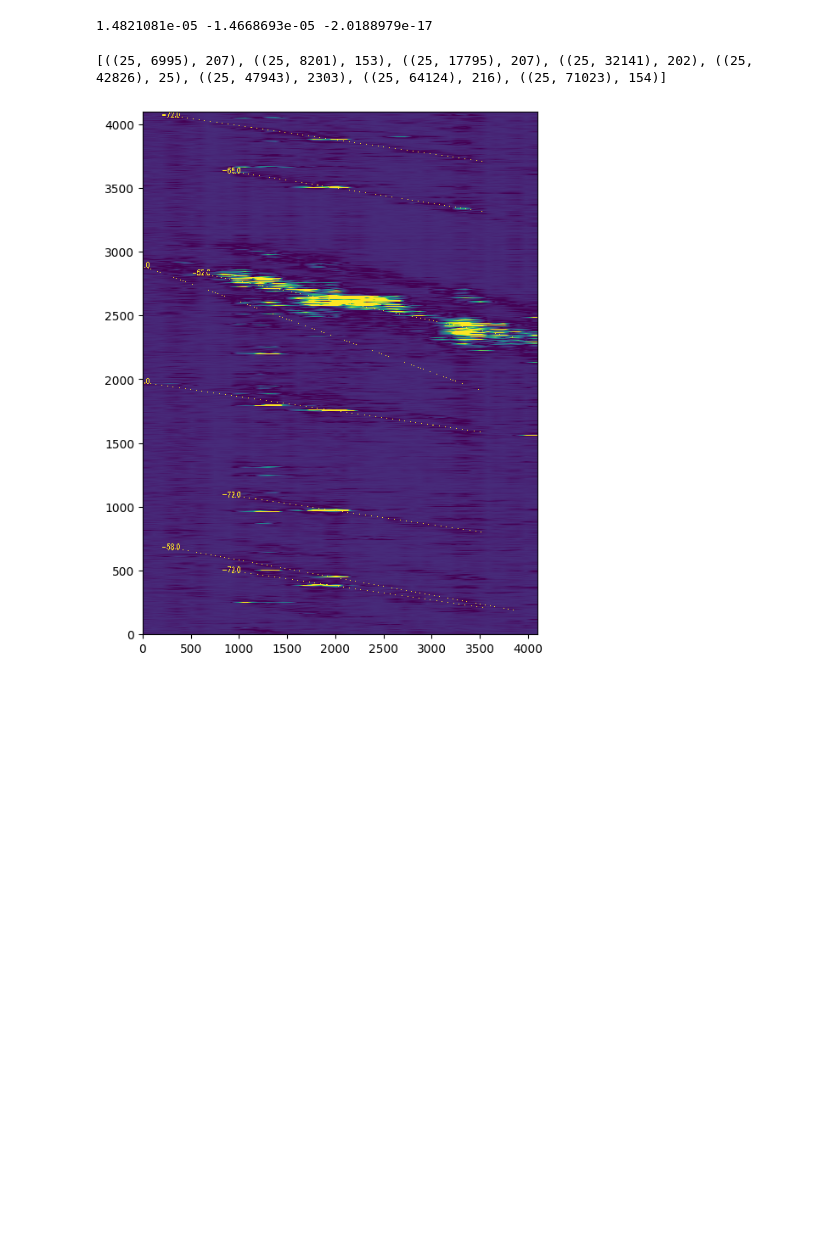
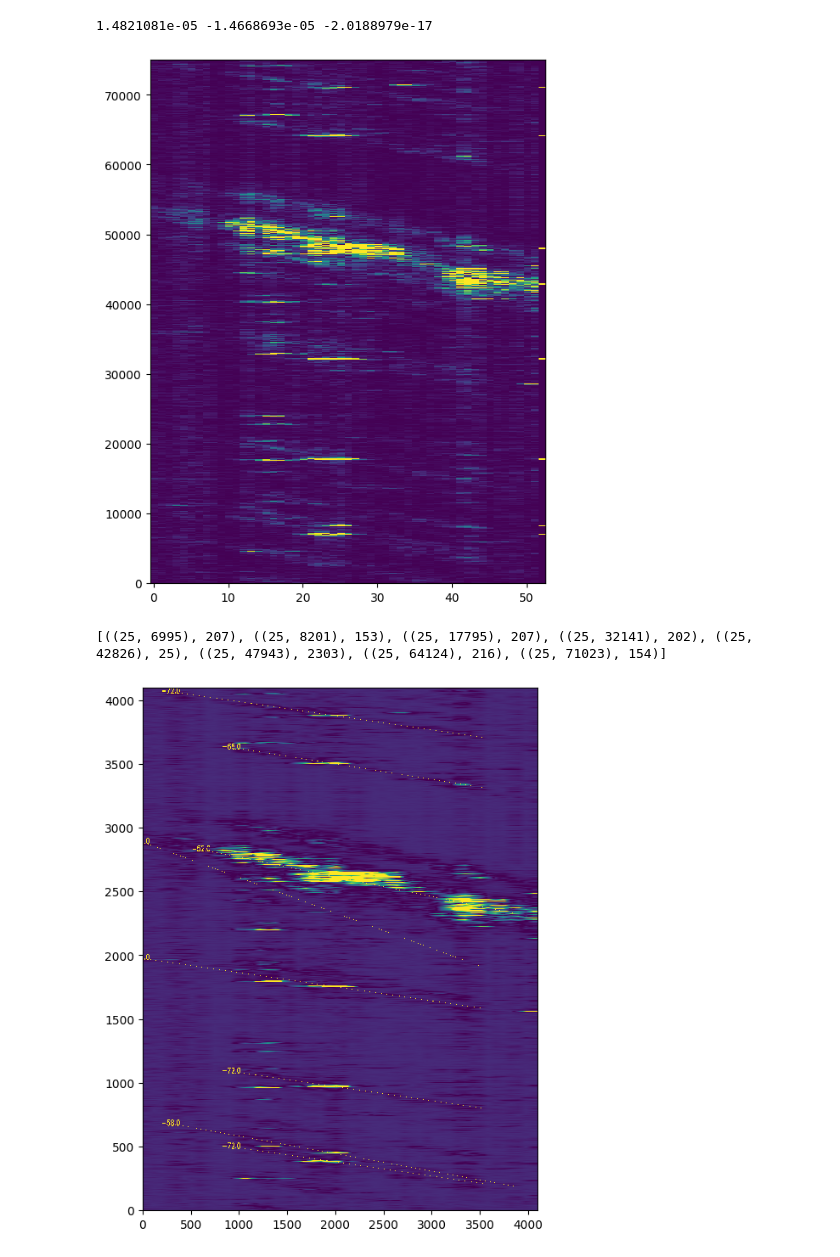
Before and after one commit to Petrerer/cv_project1, a Jupyter notebook: custom_alorithm.ipynb, the cells around one changed output. Saved outputs shown, nothing was run; the diff lists cells and outputs as text; code cells hidden in the pictures; blank space fills up the shorter version.

```diff
--- a/custom_alorithm.ipynb
+++ b/custom_alorithm.ipynb
@@ -252,34 +246,35 @@ def detect_vehicles(df, debug=False):
         if c >= 125 and c <= 130:
             df_vehicles[c] = df[c]
             values = df_vehicles[c].values
             detections = values > values.mean() + 2 * values.std()
             detections_total = detections | detections_total
 
     clusters = []
     for i in range(len(detections_total)):
         if detections_total[i]:
             if len(clusters) == 0 or i - clusters[-1][-1] > 1000:
                 clusters.append([i])
             else:
                 clusters[-1].append(i)
 
     centers = []
     clusters_row = np.zeros(df.shape[0], dtype=float)
     for cluster in clusters:
         if(len(cluster) < 3):
             continue
         center = int(np.mean(cluster))
         centers.append(((y_pos, center),cluster[-1]-cluster[0]+1))
         clusters_row[center-100:center+100] = 1.0
 
     if debug:
         copy['detections'] = 0.00001 * np.float32(clusters_row)
         visualize_df(copy, fs=(6,8))
     return centers
 
-vehicle_positions = detect_vehicles(reverted_df)
+vehicle_positions = detect_vehicles(reverted_df, debug=True)
 print(vehicle_positions)
 # %% [output]
+[figure, added]
 [((25, 6995), 207), ((25, 8201), 153), ((25, 17795), 207), ((25, 32141), 202), ((25, 42826), 25), ((25, 47943), 2303), ((25, 64124), 216), ((25, 71023), 154)]
 # %%
 def bucket_vertically(df, buckets_thickness=15):
```
Also changed, not shown: parts of 5 cells of this notebook, 1 other file.
